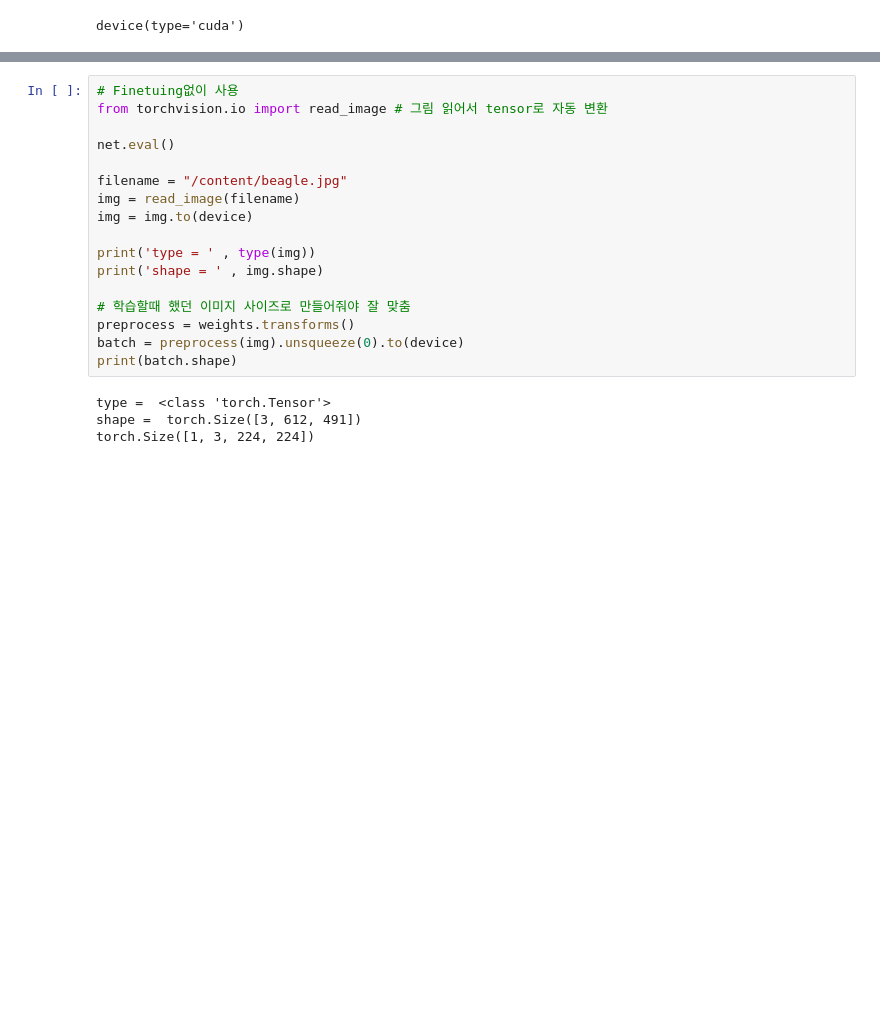
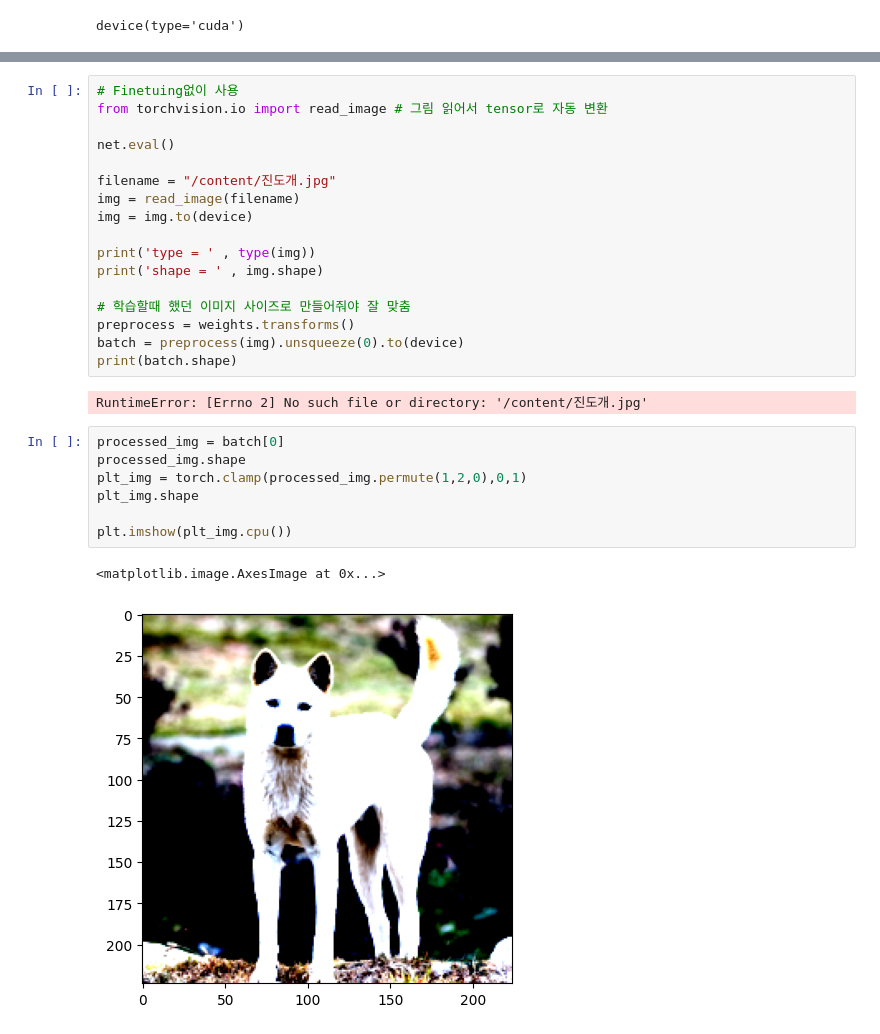
Before and after one commit to kwakyosong/KOSA_KDT, a Jupyter notebook: KDT_day5.ipynb, the cells around one changed output, grey strips where cells are left out. Cells and saved outputs as stored; diff of their text form; blank space fills up the shorter version.

```diff
--- a/KDT_day5.ipynb
+++ b/KDT_day5.ipynb
@@ -48,7 +30,7 @@ from torchvision.io import read_image # 그림 읽어서 tensor로 자동 변환
 
 net.eval()
 
-filename = "/content/beagle.jpg"
+filename = "/content/진도개.jpg"
 img = read_image(filename)
 img = img.to(device)
 
@@ -60,6 +42,14 @@ preprocess = weights.transforms()
 batch = preprocess(img).unsqueeze(0).to(device)
 print(batch.shape)
 # %% [output]
-type =  <class 'torch.Tensor'>
-shape =  torch.Size([3, 612, 491])
-torch.Size([1, 3, 224, 224])
+RuntimeError: [Errno 2] No such file or directory: '/content/진도개.jpg'
+# %%
+processed_img = batch[0]
+processed_img.shape
+plt_img = torch.clamp(processed_img.permute(1,2,0),0,1)
+plt_img.shape
+
+plt.imshow(plt_img.cpu())
+# %% [output]
+<matplotlib.image.AxesImage at 0x...>
+[figure, added]
```
Also changed, not shown: parts of 18 cells of this notebook.
